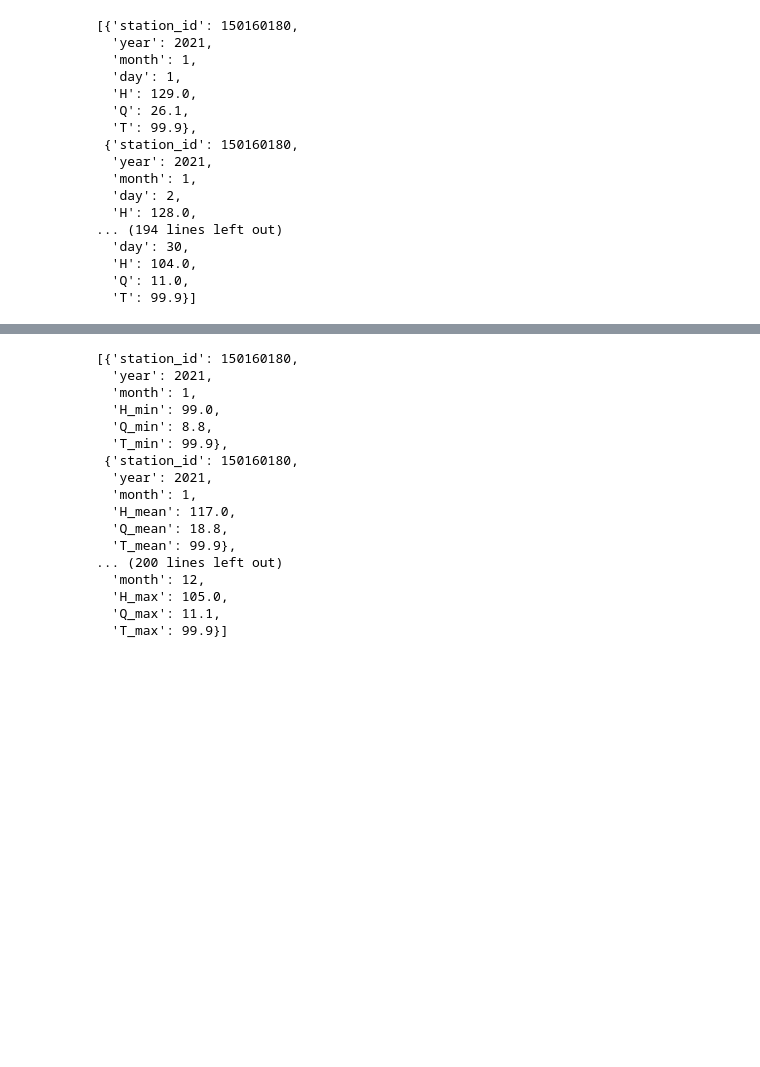
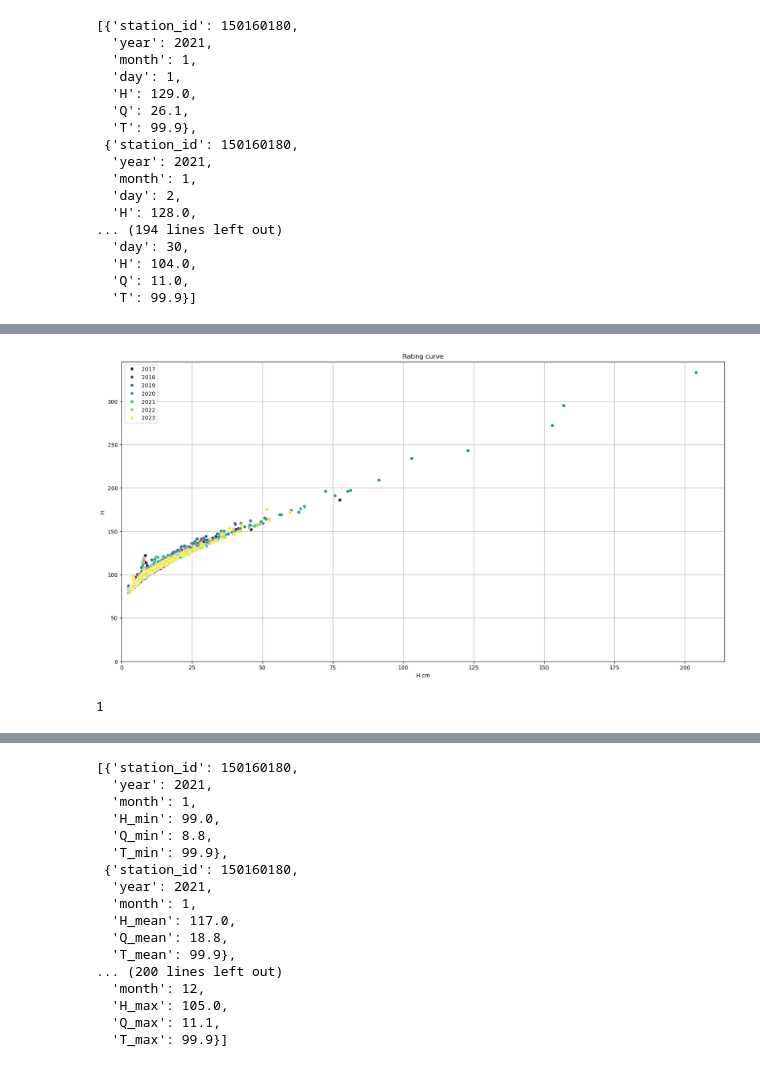
Before and after one commit to Daldek/IMGWTools, a Jupyter notebook: Notebooks/Stats.ipynb, the cells around one changed output, grey strips where cells are left out. Drawn from its saved outputs; the diff is of its cells as text; code cells hidden in the pictures; blank space fills up the shorter version.

```diff
--- a/Notebooks/Stats.ipynb
+++ b/Notebooks/Stats.ipynb
@@ -79,0 +81,5 @@ Missing data for: 2022-11
+# %%
+dobowe.plt_rating_curve()
+# %% [output]
+[figure, added]
+1
```
Also changed, not shown: parts of 7 cells of this notebook, 2 other files.
